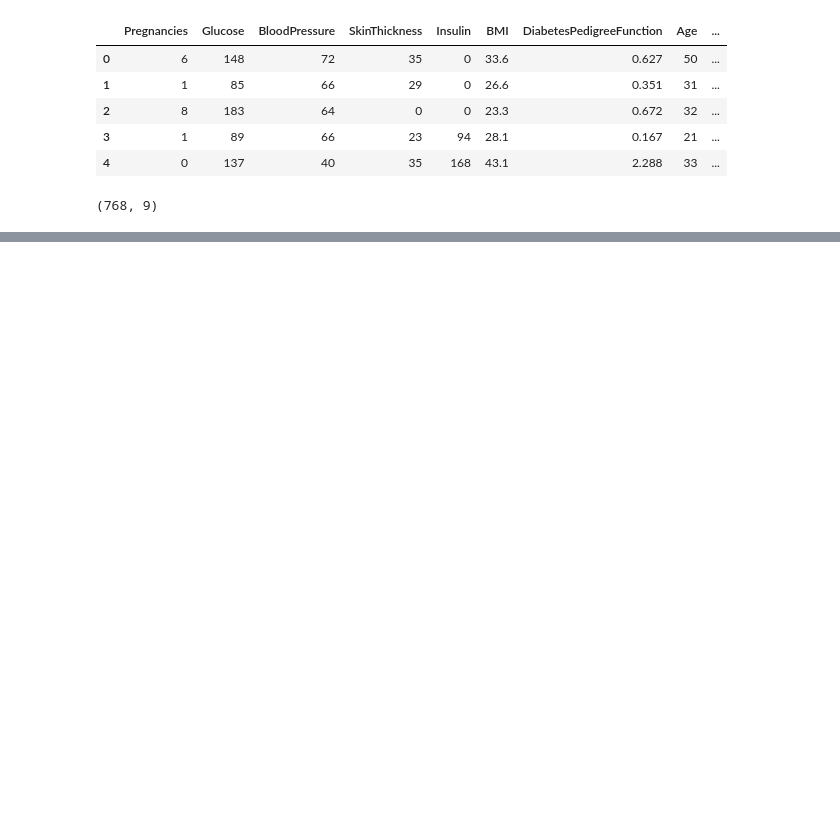
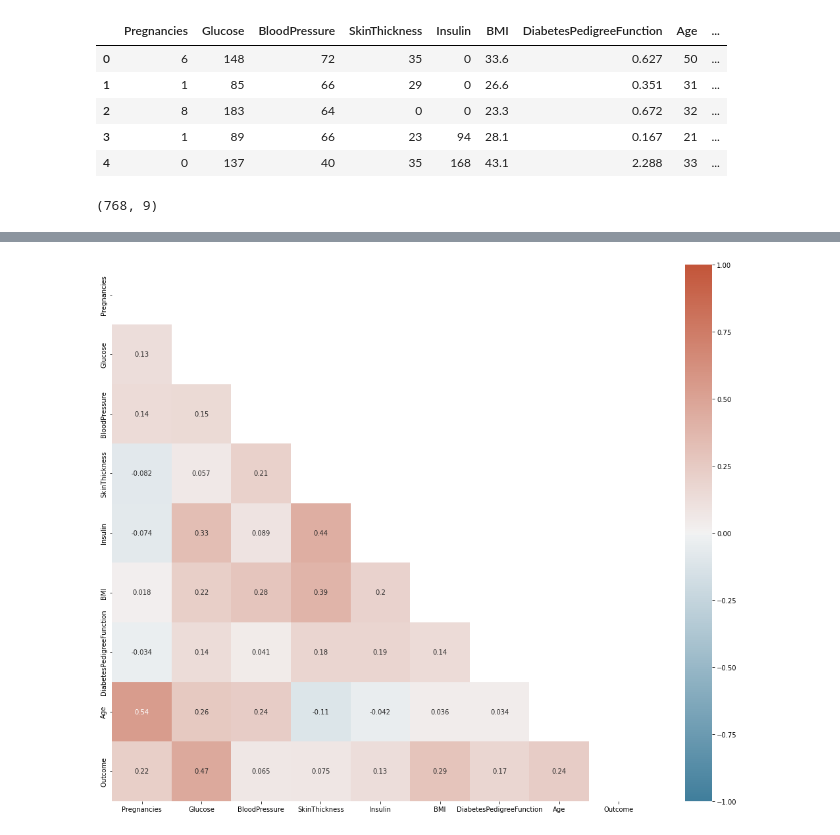
Before and after one commit to ParnaSaeidpour/Diabetes-Prediction, a Jupyter notebook: Diabets.ipynb, the cells around one changed output, grey strips where cells are left out. Cells and saved outputs as stored; diff of their text form; code cells hidden in the pictures; blank space fills up the shorter version.

```diff
--- a/Diabets.ipynb
+++ b/Diabets.ipynb
@@ -30,0 +58,12 @@ df.describe()
+# %%
+corrMatrix= df.corr()
+mask = np.triu(np.ones_like(corrMatrix, dtype=bool))
+
+fig, ax = plt.subplots(figsize=(20,15))
+
+cmap = sn.diverging_palette(230, 20, as_cmap=True)
+
+sn.heatmap(corrMatrix, mask= mask, cmap=cmap,  vmin=-1, vmax=1, center=0,square =True, annot= True, ax=ax)
+plt.show()
+# %% [output]
+[figure, added]
```
Also changed, not shown: parts of 3 cells of this notebook.
